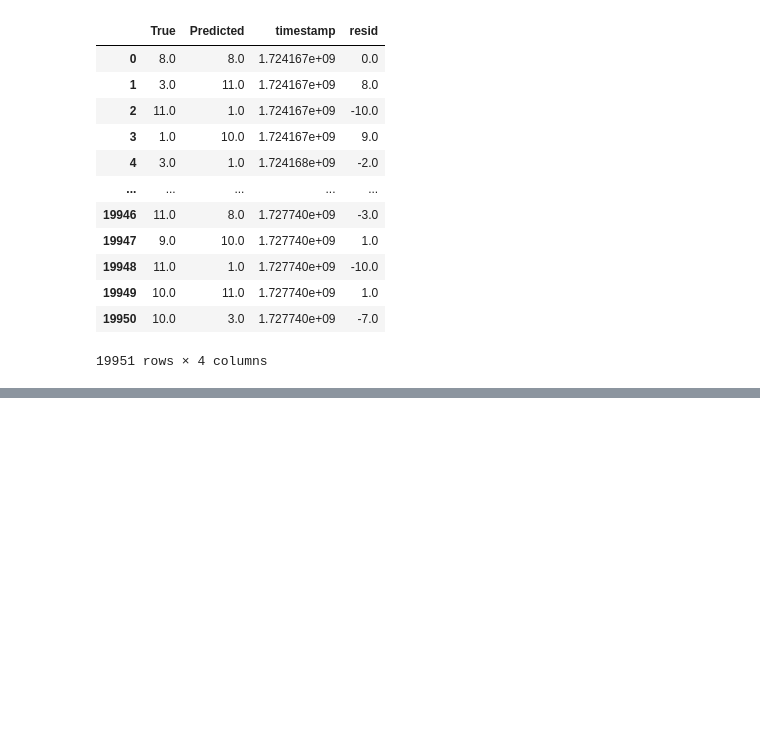
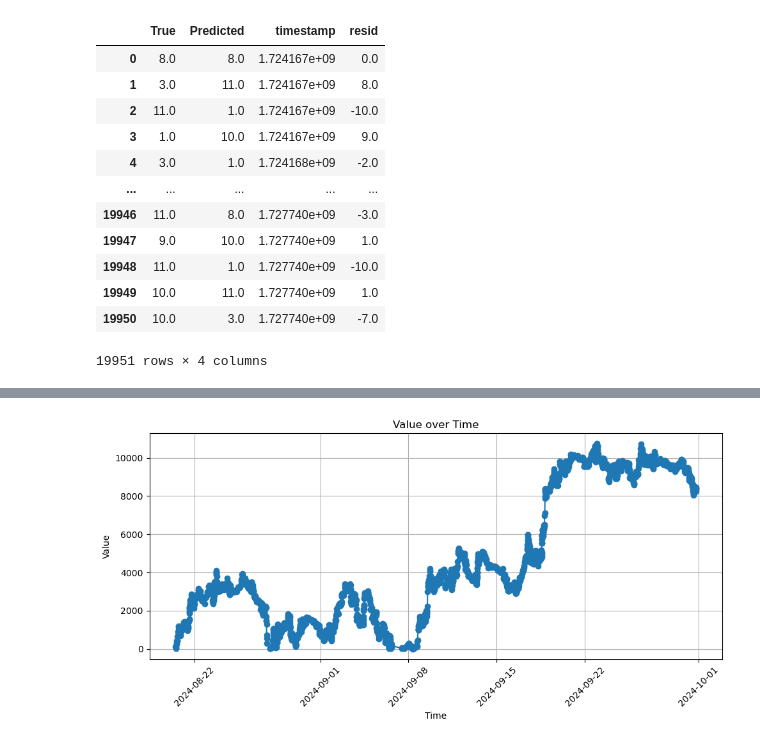
Before and after one commit to hwbarth/coin-prediction, a Jupyter notebook: data_prep.ipynb, the cells around one changed output, grey strips where cells are left out. Saved outputs shown, nothing was run; the diff lists cells and outputs as text; code cells hidden in the pictures; blank space fills up the shorter version.

Commit message:
Fundamental trading strategy implemented

```diff
--- a/data_prep.ipynb
+++ b/data_prep.ipynb
@@ -1286,7 +1313,7 @@ ValueError: The truth value of a Series is ambiguous. Use a.empty, a.bool(), a.i
 # %%
 # prices()
 
-trading_strategy.getPortfolio(prices)
+values = trading_strategy.getPortfolio(prices)
 # [v[1] for v in val]
 # portfolio = Portfolio(0)
 #         # prices = prices.set_index('timestamp')
@@ -1301,5 +1328,5 @@ trading_strategy.getPortfolio(prices)
 #         portfolio.value.loc[t[0]] = prices[prices['timestamp'] == t[0]]
 #     elif t[1] == "sell":
 #         portfolio.value.loc[t[0]] = -(prices[prices['timestamp'] == t[0]])
-# val
+values
 # %% [output]
@@ -1496,0 +1367,3 @@ trade_prices
+# %%
+values2 = [v for v in values if v[1] > 0]
+values2
@@ -1496,0 +1388,28 @@ trade_prices
+# %%
+import numpy as np
+import matplotlib.pyplot as plt
+import datetime
+
+
+
+values2 = np.array(values2)
+
+# Extract timestamps and values
+timestamps = values2[:, 0]
+values = values2[:, 1]
+
+# Convert timestamps to a readable format
+dates = [datetime.datetime.fromtimestamp(ts) for ts in timestamps]
+
+# Plotting
+plt.figure(figsize=(10, 5))
+plt.plot(dates, values, marker='o')
+plt.title('Value over Time')
+plt.xlabel('Time')
+plt.ylabel('Value')
+plt.xticks(rotation=45)  # Rotate x-axis labels for better readability
+plt.grid()
+plt.tight_layout()  # Adjust layout to prevent clipping of labels
+plt.show()
+# %% [output]
+[figure, added]
```
Also changed, not shown: parts of 11 cells of this notebook.
